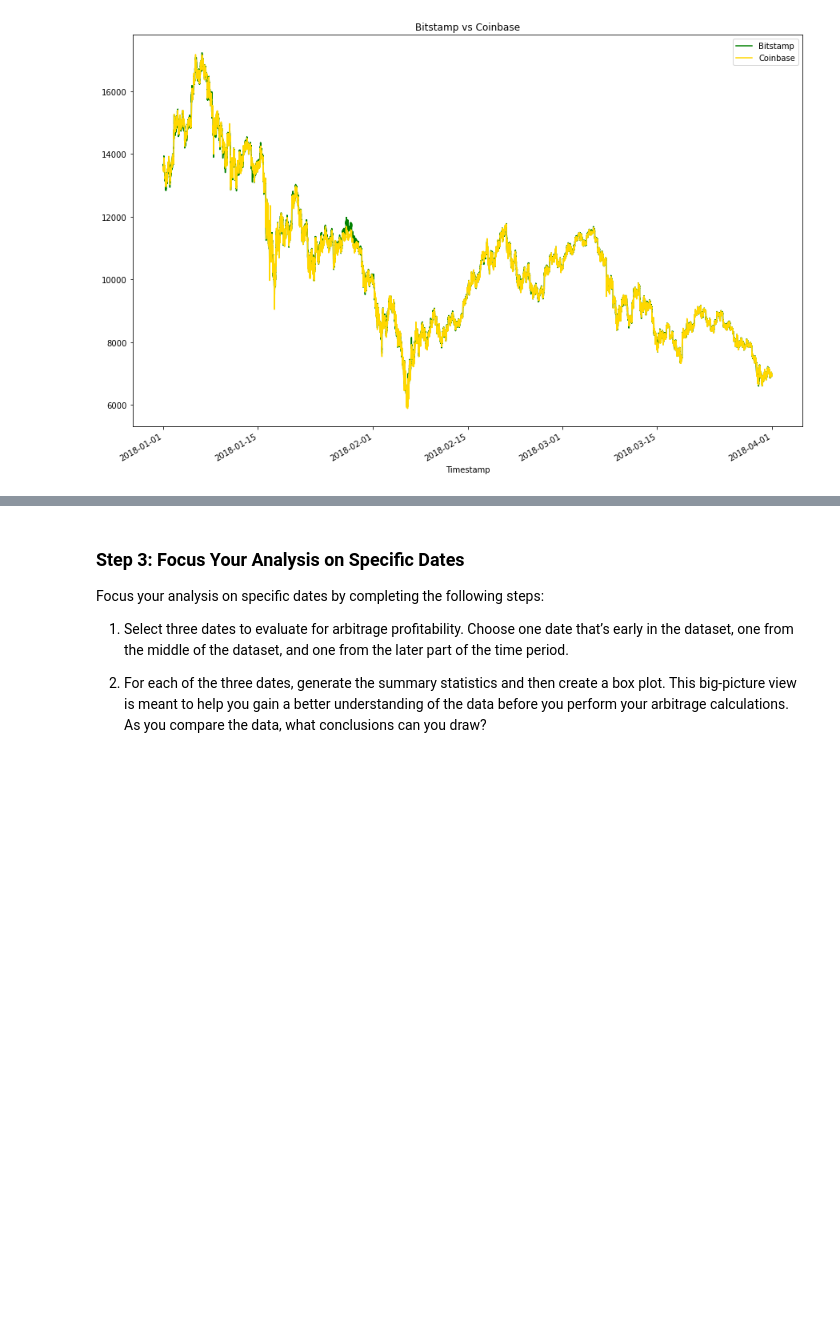
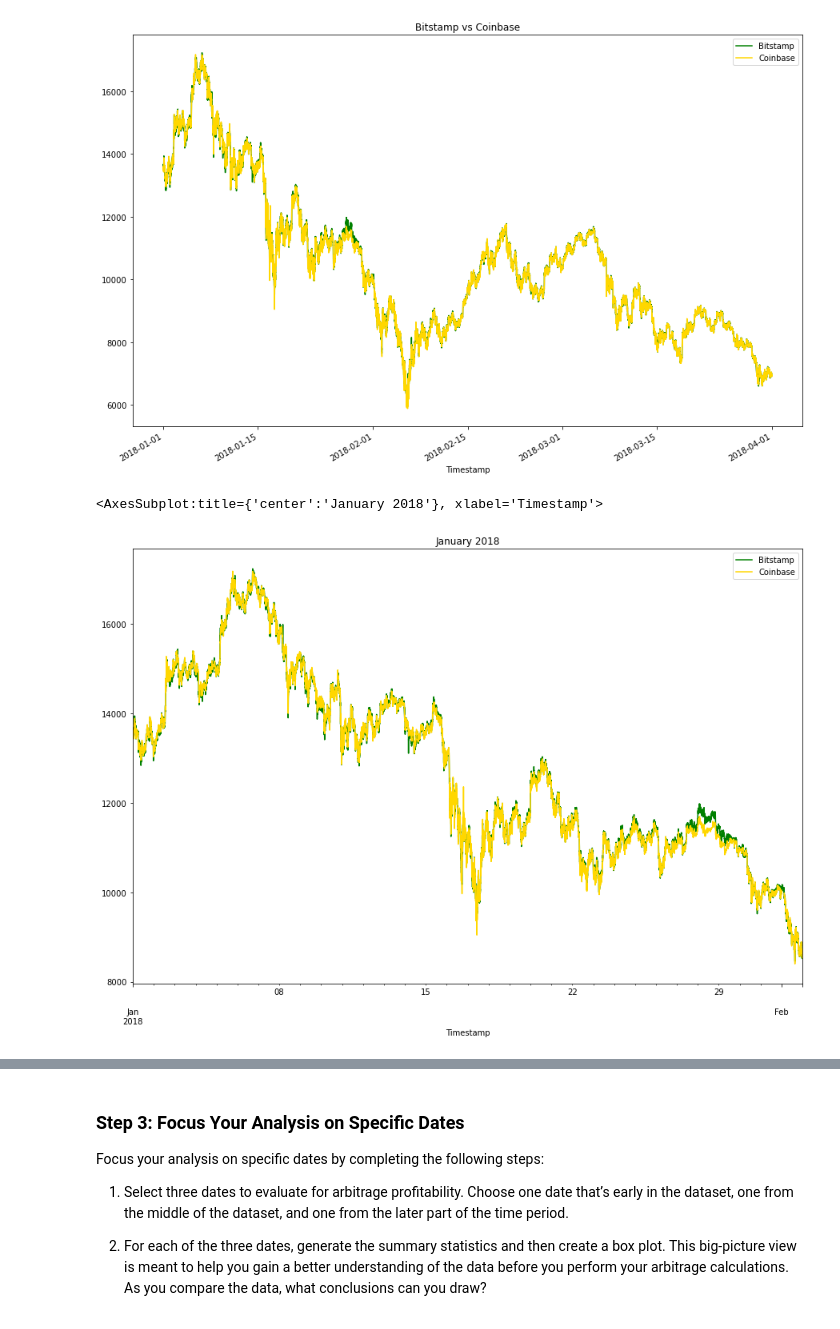
Before and after one commit to ghedrick76/module_3_challenge, a Jupyter notebook: Starter_Code/crypto_arbitrage.ipynb, the cells around one changed output, grey strips where cells are left out. Saved outputs shown, nothing was run; the diff lists cells and outputs as text; code cells hidden in the pictures; blank space fills up the shorter version.

Commit message:
summary statistics completed for bitstamp, coinbase

```diff
--- a/Starter_Code/crypto_arbitrage.ipynb
+++ b/Starter_Code/crypto_arbitrage.ipynb
@@ -326,8 +326,17 @@ coinbase_sliced.plot(legend=True, figsize=(15,10), color="gold", label="Coinbase
 # %%
 # Using the loc and plot functions, create an overlay plot that visualizes
 # the price action of both DataFrames for a one month period early in the dataset
 # Be sure to include the parameters: legend, figure size, title, and color and label
-# YOUR CODE HERE
+bitstamp_sliced.loc['2018-01-01' : '2018-02-01'].plot(
+
+    legend=True, figsize=(15,10), title="January 2018 Bitcoin Closing Prices", color="green", label='Bitstamp')
+
+coinbase_sliced.loc['2018-01-01' : '2018-02-01'].plot(
+
+    legend=True, figsize=(15,10), color="gold", label="Coinbase")
+# %% [output]
+<AxesSubplot:title={'center':'January 2018'}, xlabel='Timestamp'>
+[figure, added]
 # %%
 # Using the loc and plot functions, create an overlay plot that visualizes
 # the price action of both DataFrames for a one month period later in the dataset
```
Also changed, not shown: parts of 5 cells of this notebook.
